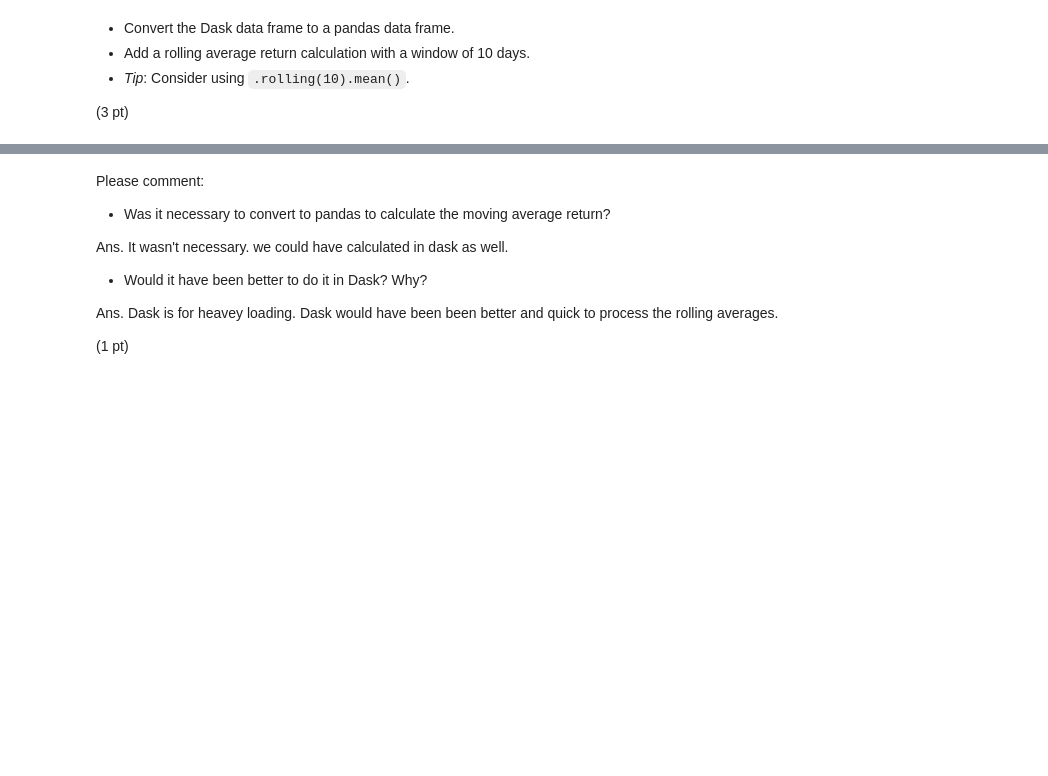
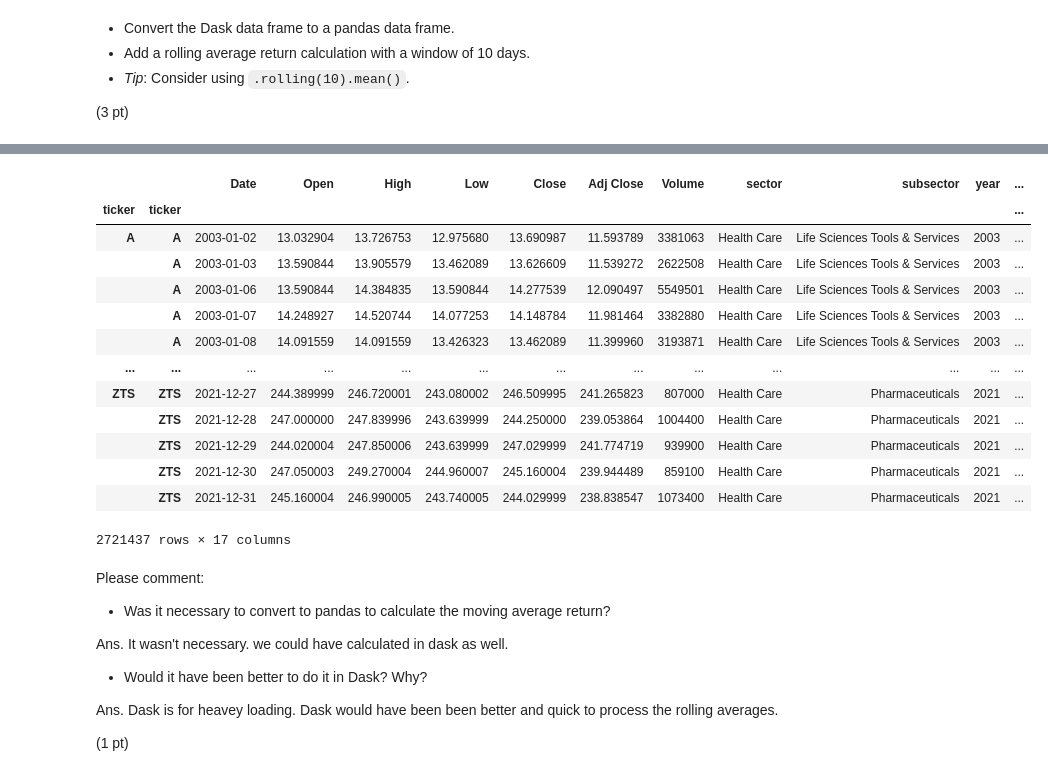
Before and after one commit to tarunvashisht/scaling_to_production, a Jupyter notebook: 02_activities/assignments/assignment_1.ipynb, the cells around one changed output, grey strips where cells are left out. Cells and saved outputs as stored; diff of their text form; code cells hidden in the pictures; blank space fills up the shorter version.

Commit message:
rolling values added

```diff
--- a/02_activities/assignments/assignment_1.ipynb
+++ b/02_activities/assignments/assignment_1.ipynb
@@ -98,3 +111,24 @@ df = dd_feat.compute()
+# %%
+grouped = df.groupby('ticker')
+# %%
+grouped = grouped.apply(lambda x: x.assign(rolling_return_10d = x['returns'].rolling(10).mean()))
+# %%
+grouped
+# %% [output]
+|  |  | Date | Open | High | Low | Close | Adj Close | Volume | sector | subsector | year | ... |
+| ticker | ticker |  |  |  |  |  |  |  |  |  |  | ... |
+| A | A | 2003-01-02 | 13.032904 | 13.726753 | 12.975680 | 13.690987 | 11.593789 | 3381063 | Health Care | Life Sciences Tools & Services | 2003 | ... |
+|  | A | 2003-01-03 | 13.590844 | 13.905579 | 13.462089 | 13.626609 | 11.539272 | 2622508 | Health Care | Life Sciences Tools & Services | 2003 | ... |
+|  | A | 2003-01-06 | 13.590844 | 14.384835 | 13.590844 | 14.277539 | 12.090497 | 5549501 | Health Care | Life Sciences Tools & Services | 2003 | ... |
+|  | A | 2003-01-07 | 14.248927 | 14.520744 | 14.077253 | 14.148784 | 11.981464 | 3382880 | Health Care | Life Sciences Tools & Services | 2003 | ... |
+|  | A | 2003-01-08 | 14.091559 | 14.091559 | 13.426323 | 13.462089 | 11.399960 | 3193871 | Health Care | Life Sciences Tools & Services | 2003 | ... |
+| ... | ... | ... | ... | ... | ... | ... | ... | ... | ... | ... | ... | ... |
+| ZTS | ZTS | 2021-12-27 | 244.389999 | 246.720001 | 243.080002 | 246.509995 | 241.265823 | 807000 | Health Care | Pharmaceuticals | 2021 | ... |
+|  | ZTS | 2021-12-28 | 247.000000 | 247.839996 | 243.639999 | 244.250000 | 239.053864 | 1004400 | Health Care | Pharmaceuticals | 2021 | ... |
+|  | ZTS | 2021-12-29 | 244.020004 | 247.850006 | 243.639999 | 247.029999 | 241.774719 | 939900 | Health Care | Pharmaceuticals | 2021 | ... |
+|  | ZTS | 2021-12-30 | 247.050003 | 249.270004 | 244.960007 | 245.160004 | 239.944489 | 859100 | Health Care | Pharmaceuticals | 2021 | ... |
+|  | ZTS | 2021-12-31 | 245.160004 | 246.990005 | 243.740005 | 244.029999 | 238.838547 | 1073400 | Health Care | Pharmaceuticals | 2021 | ... |
+2721437 rows × 17 columns
 # %% [markdown]
 Please comment:
 
```
Also changed, not shown: parts of 2 cells of this notebook.
